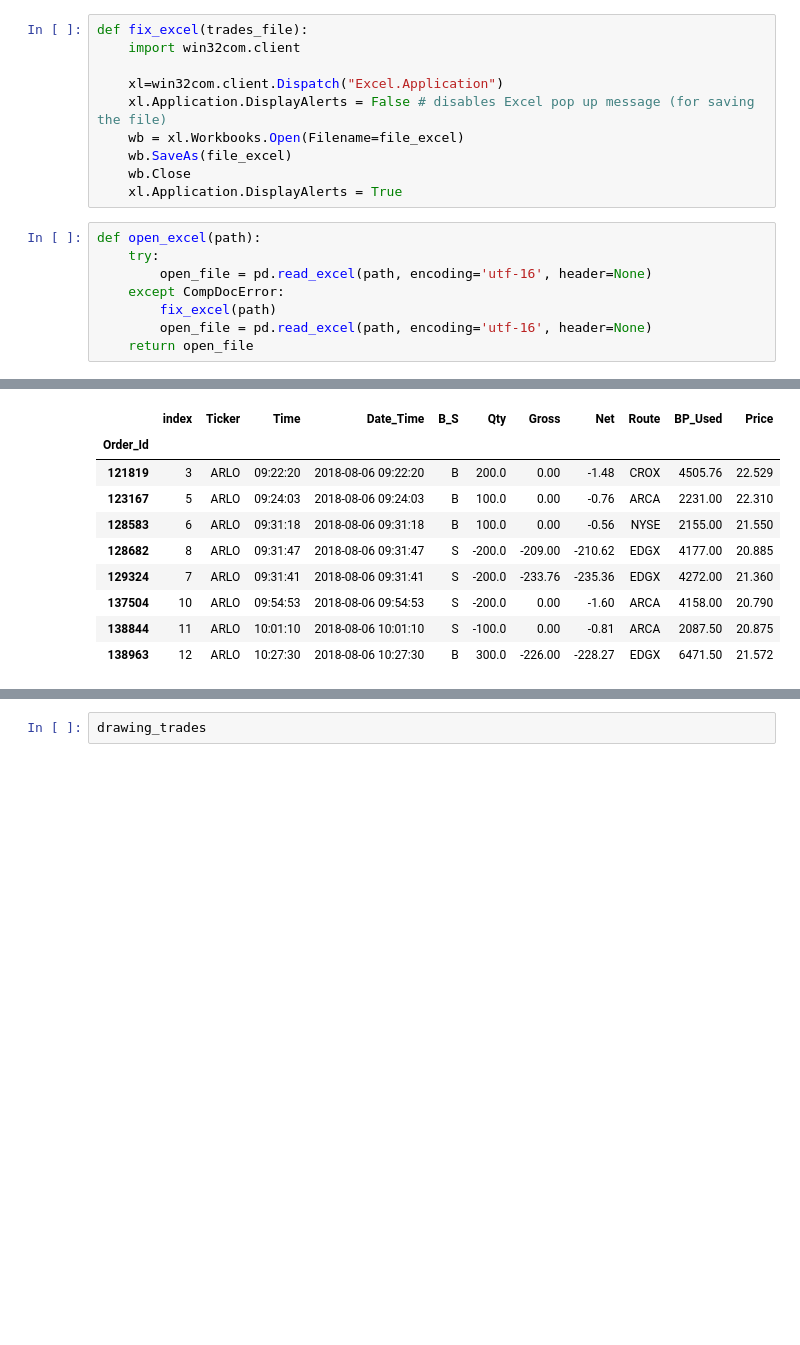
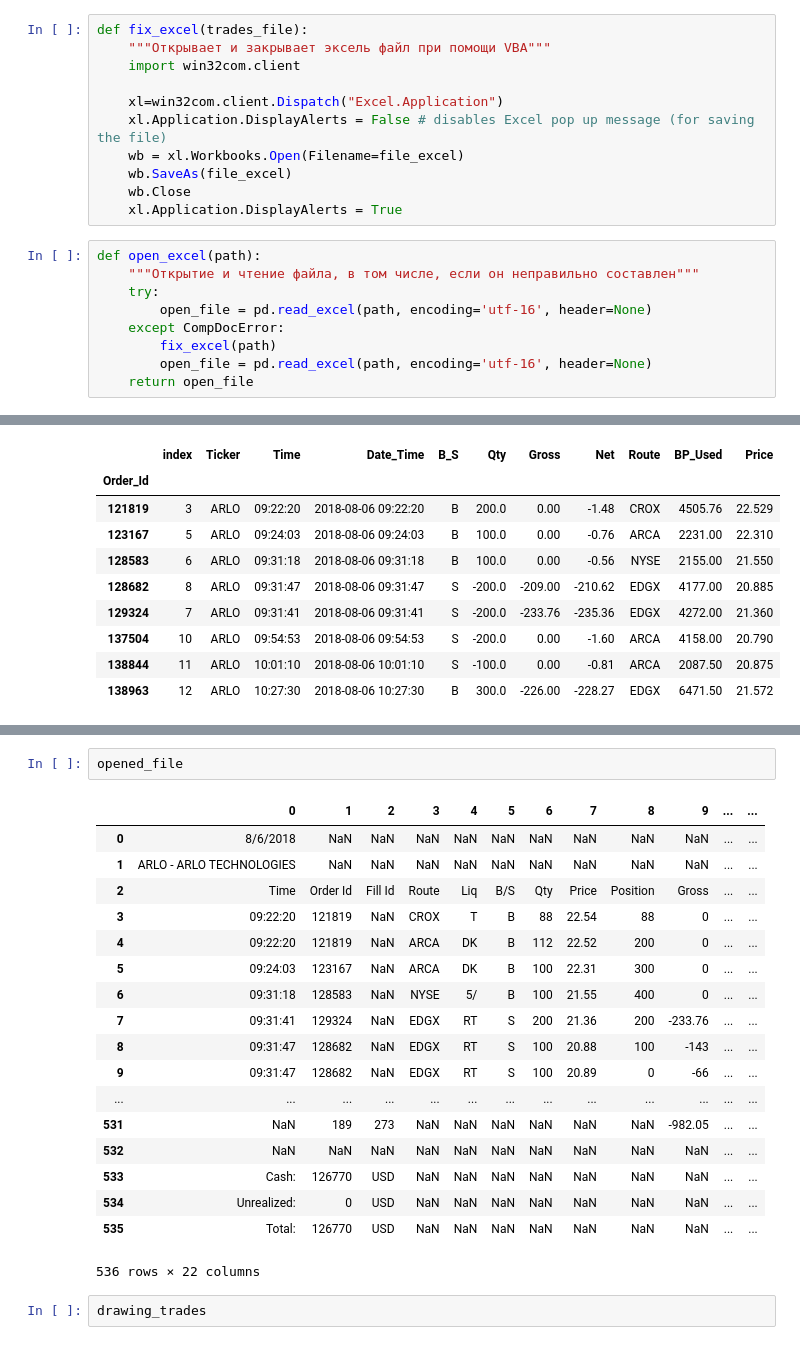
Before and after one commit to mkf-mkf/My_cloud, a Jupyter notebook: Trades_to_chart.ipynb, the cells around one changed output, grey strips where cells are left out. Cells and saved outputs as stored; diff of their text form; blank space fills up the shorter version.

```diff
--- a/Trades_to_chart.ipynb
+++ b/Trades_to_chart.ipynb
@@ -69,6 +69,7 @@ from plotly import tools
 init_notebook_mode(connected=True)
 # %%
 def fix_excel(trades_file):
+    """Открывает и закрывает эксель файл при помощи VBA"""
     import win32com.client
 
     xl=win32com.client.Dispatch("Excel.Application")
@@ -79,6 +80,7 @@ def fix_excel(trades_file):
     xl.Application.DisplayAlerts = True
 # %%
 def open_excel(path):
+    """Открытие и чтение файла, в том числе, если он неправильно составлен"""
     try:
         open_file = pd.read_excel(path, encoding='utf-16', header=None)
     except CompDocError:
@@ -460,3 +460,24 @@ date_tickers_exec[date][ticker]
+# %%
+opened_file
+# %% [output]
+|  | 0 | 1 | 2 | 3 | 4 | 5 | 6 | 7 | 8 | 9 | ... | ... |
+| 0 | 8/6/2018 | NaN | NaN | NaN | NaN | NaN | NaN | NaN | NaN | NaN | ... | ... |
+| 1 | ARLO - ARLO TECHNOLOGIES | NaN | NaN | NaN | NaN | NaN | NaN | NaN | NaN | NaN | ... | ... |
+| 2 | Time | Order Id | Fill Id | Route | Liq | B/S | Qty | Price | Position | Gross | ... | ... |
+| 3 | 09:22:20 | 121819 | NaN | CROX | T | B | 88 | 22.54 | 88 | 0 | ... | ... |
+| 4 | 09:22:20 | 121819 | NaN | ARCA | DK | B | 112 | 22.52 | 200 | 0 | ... | ... |
+| 5 | 09:24:03 | 123167 | NaN | ARCA | DK | B | 100 | 22.31 | 300 | 0 | ... | ... |
+| 6 | 09:31:18 | 128583 | NaN | NYSE | 5/ | B | 100 | 21.55 | 400 | 0 | ... | ... |
+| 7 | 09:31:41 | 129324 | NaN | EDGX | RT | S | 200 | 21.36 | 200 | -233.76 | ... | ... |
+| 8 | 09:31:47 | 128682 | NaN | EDGX | RT | S | 100 | 20.88 | 100 | -143 | ... | ... |
+| 9 | 09:31:47 | 128682 | NaN | EDGX | RT | S | 100 | 20.89 | 0 | -66 | ... | ... |
+| ... | ... | ... | ... | ... | ... | ... | ... | ... | ... | ... | ... | ... |
+| 531 | NaN | 189 | 273 | NaN | NaN | NaN | NaN | NaN | NaN | -982.05 | ... | ... |
+| 532 | NaN | NaN | NaN | NaN | NaN | NaN | NaN | NaN | NaN | NaN | ... | ... |
+| 533 | Cash: | 126770 | USD | NaN | NaN | NaN | NaN | NaN | NaN | NaN | ... | ... |
+| 534 | Unrealized: | 0 | USD | NaN | NaN | NaN | NaN | NaN | NaN | NaN | ... | ... |
+| 535 | Total: | 126770 | USD | NaN | NaN | NaN | NaN | NaN | NaN | NaN | ... | ... |
+536 rows × 22 columns
 # %%
 drawing_trades
 # %% [output]
```
Also changed, not shown: parts of 9 cells of this notebook.
